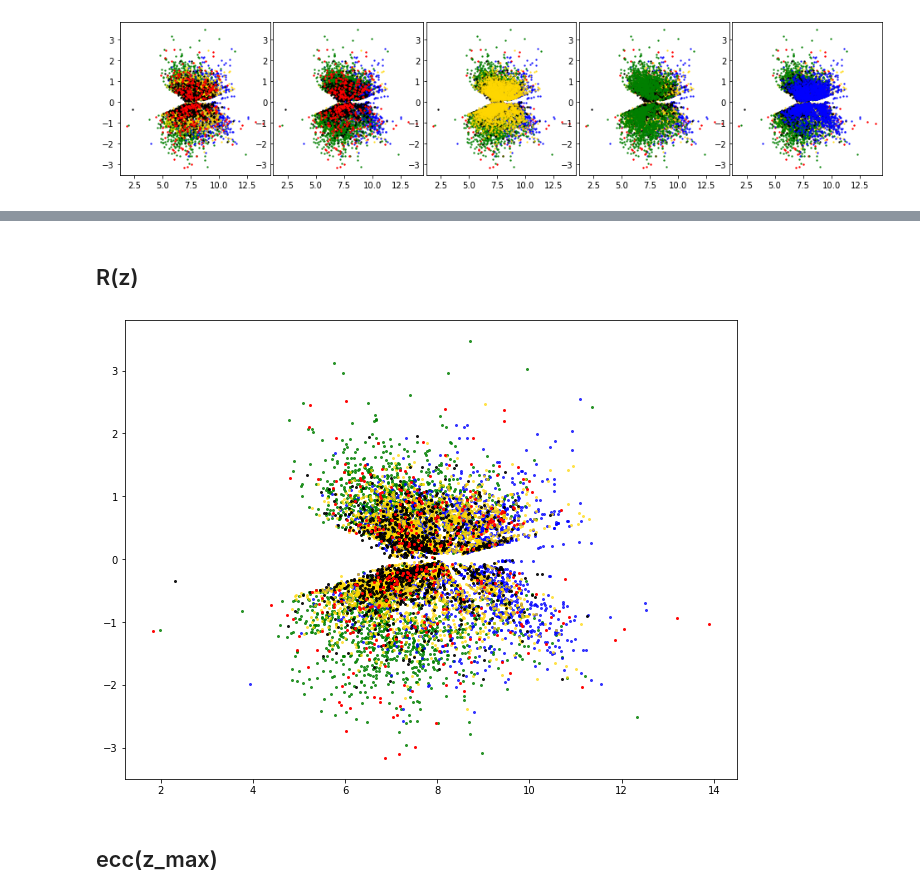
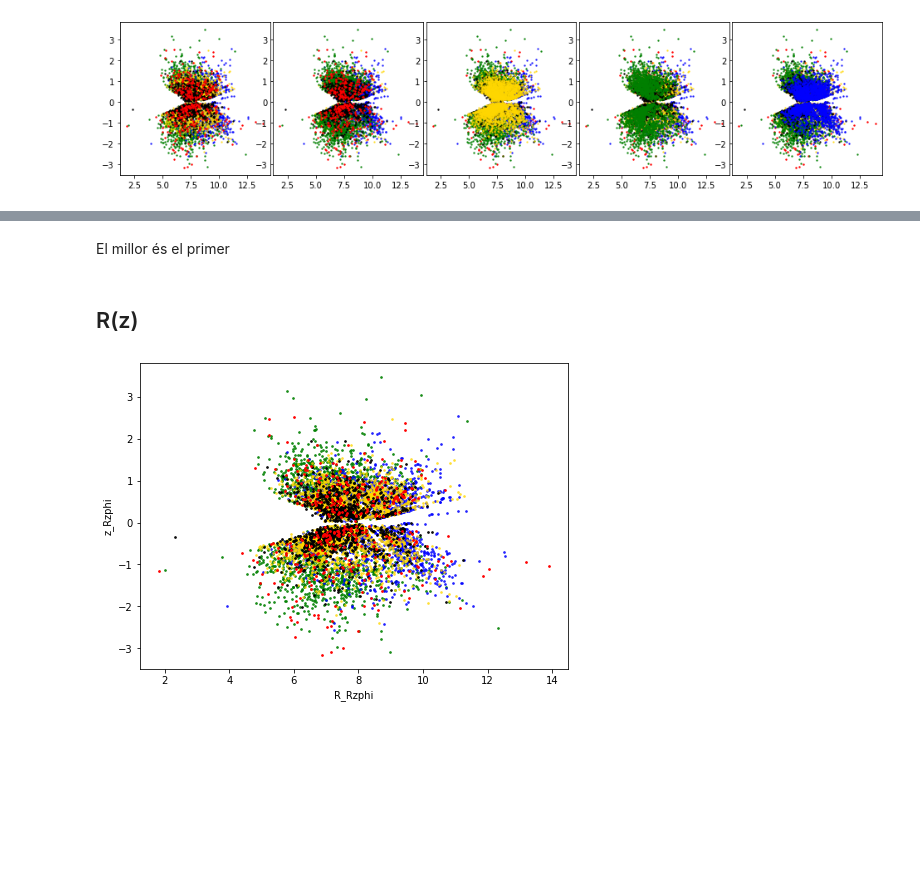
Before and after one commit to aleixcb/tfg_galah, a Jupyter notebook: py/XD aplicat a RC.ipynb, the cells around one changed output, grey strips where cells are left out. Drawn from its saved outputs; the diff is of its cells as text; code cells hidden in the pictures; blank space fills up the shorter version.

```diff
--- a/py/XD aplicat a RC.ipynb
+++ b/py/XD aplicat a RC.ipynb
@@ -329,15 +347,17 @@ El millor és el primer
-# %% [markdown]
-## R(z)
-# %%
-fig = plt.figure(figsize=(10, 7.5))
-fig.subplots_adjust(left=0.1, right=0.95,
-                    bottom=0.1, top=0.95,
-                    wspace=0.02, hspace=0.02)
-
-for ii in [3,4,2,0,1]:
-    plt.scatter(galah_rc.data["R_Rzphi"][maxprob_per_star==ii], galah_rc.data["z_Rzphi"][maxprob_per_star==ii],
-                color=ck[ii], s=4, alpha=1-clf.alpha[ii])
-# %% [output]
-[figure, removed]
-# %% [markdown]
-## ecc(z_max)
+# %% [markdown]
+El millor és el primer
+# %% [markdown]
+## R(z)
+# %%
+fig = plt.figure(figsize=(7,5))
+fig.subplots_adjust(left=0.1, right=0.95,
+                    bottom=0.1, top=0.95,
+                    wspace=0.02, hspace=0.02)
+plt.xlabel("R_Rzphi")
+plt.ylabel("z_Rzphi")
+
+for ii in [3,4,2,0,1]:
+    plt.scatter(galah_rc.data["R_Rzphi"][maxprob_per_star==ii], galah_rc.data["z_Rzphi"][maxprob_per_star==ii],
+                color=ck[ii], s=3, alpha=1-clf.alpha[ii])
+# %% [output]
+[figure, added]
```
Also changed, not shown: parts of 29 cells of this notebook, 1 other file.
